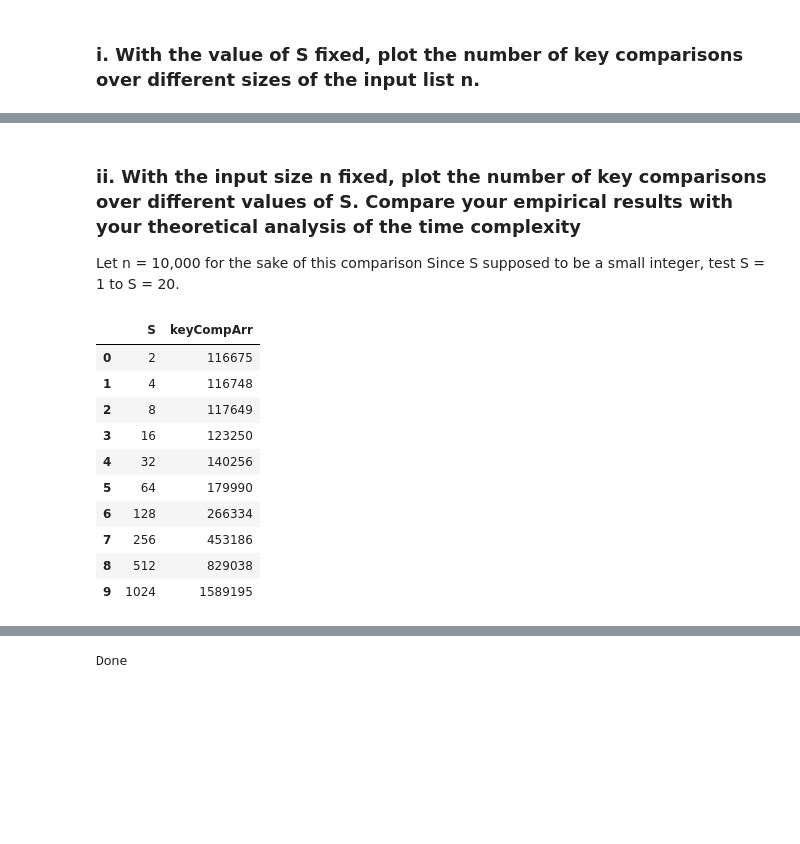
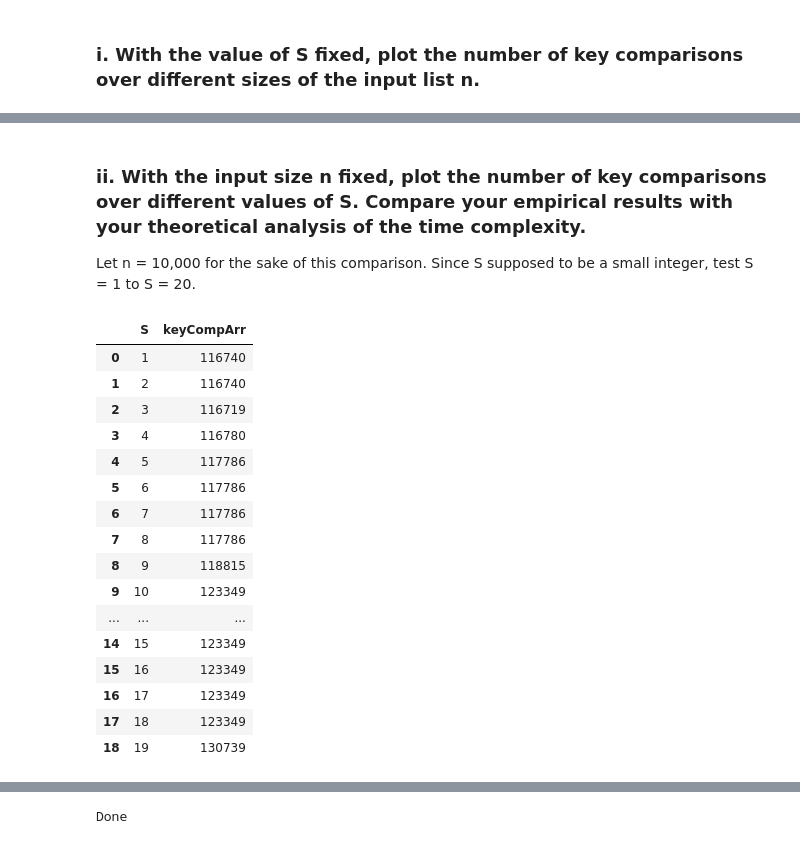
Before and after one commit to CZ2101-BCS3-GRP6/ALGO-ANALYSIS-LAB1, a Jupyter notebook: combined.ipynb, the cells around one changed output, grey strips where cells are left out. Drawn from its saved outputs; the diff is of its cells as text; code cells hidden in the pictures; blank space fills up the shorter version.

```diff
--- a/combined.ipynb
+++ b/combined.ipynb
@@ -174,9 +176,9 @@ Formally, if x is less than the array size, there will definitely be duplicate k
 S = 4
 df = pd.DataFrame(columns = ['sizeArr', 'keyCompArr']) # Create empty dataframe
 
-for i in range(3,8,1):
-    for j in range(1, 10, 2):
-        arr = inputGen(j * pow(10,i), pow(10,7))
+for i in range(3,7,1):
+    for j in range(1, 11, 2):
+        arr = inputGen(j * pow(10,i), pow(10,7)) # for 1*1000, 3*1000, ..., 11*1000, 1*10000, 3*10000, ...
         keyComp = insertMergeSort(arr, S)
 
         df = df.append({'sizeArr' : j * pow(10,i), 'keyCompArr' : keyComp},
@@ -214,31 +216,36 @@ plotGraphFromDF(
 # %% [markdown]
-### ii. With the input size n fixed, plot the number of key comparisons over different values of S. Compare your empirical results with your theoretical analysis of the time complexity
+### ii. With the input size n fixed, plot the number of key comparisons over different values of S. Compare your empirical results with your theoretical analysis of the time complexity.
 
-Let n = 10,000 for the sake of this comparison
-Since S supposed to be a small integer, test S = 1 to S = 20.
+Let n = 10,000 for the sake of this comparison. Since S supposed to be a small integer, test S = 1 to S = 20.
 # %%
 df2 = pd.DataFrame(columns = ['S', 'keyCompArr']) # Create empty dataframe
 arr2 = inputGen(pow(10,4), pow(10,4)) # Test on the same array
 
-for i in range(1,11,1):
+for i in range(1,20,1):
     tempArr = arr2.copy()
-    keyComp = insertMergeSort(tempArr, pow(2,i))
-    df2 = df2.append({'S' : pow(2,i), 'keyCompArr' : keyComp},
+    keyComp = insertMergeSort(tempArr, i)
+    df2 = df2.append({'S' : i, 'keyCompArr' : keyComp},
                 ignore_index = True) # Append row
 
 df2
 # %% [output]
 |  | S | keyCompArr |
-| 0 | 2 | 116675 |
-| 1 | 4 | 116748 |
-| 2 | 8 | 117649 |
-| 3 | 16 | 123250 |
-| 4 | 32 | 140256 |
-| 5 | 64 | 179990 |
-| 6 | 128 | 266334 |
-| 7 | 256 | 453186 |
-| 8 | 512 | 829038 |
-| 9 | 1024 | 1589195 |
+| 0 | 1 | 116740 |
+| 1 | 2 | 116740 |
+| 2 | 3 | 116719 |
+| 3 | 4 | 116780 |
+| 4 | 5 | 117786 |
+| 5 | 6 | 117786 |
+| 6 | 7 | 117786 |
+| 7 | 8 | 117786 |
+| 8 | 9 | 118815 |
+| 9 | 10 | 123349 |
+| ... | ... | ... |
+| 14 | 15 | 123349 |
+| 15 | 16 | 123349 |
+| 16 | 17 | 123349 |
+| 17 | 18 | 123349 |
+| 18 | 19 | 130739 |
 # %%
 plotGraphFromDF(
     pd.DataFrame(
```
Also changed, not shown: parts of 15 cells of this notebook, 1 other file.
